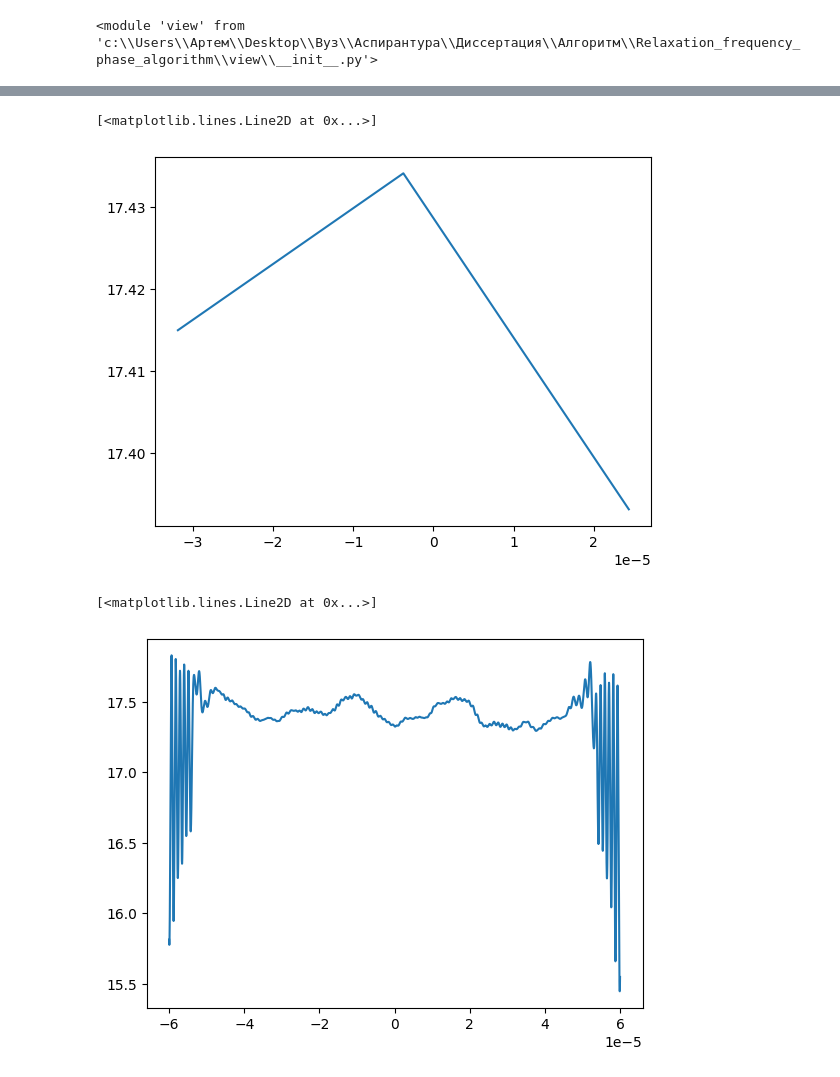
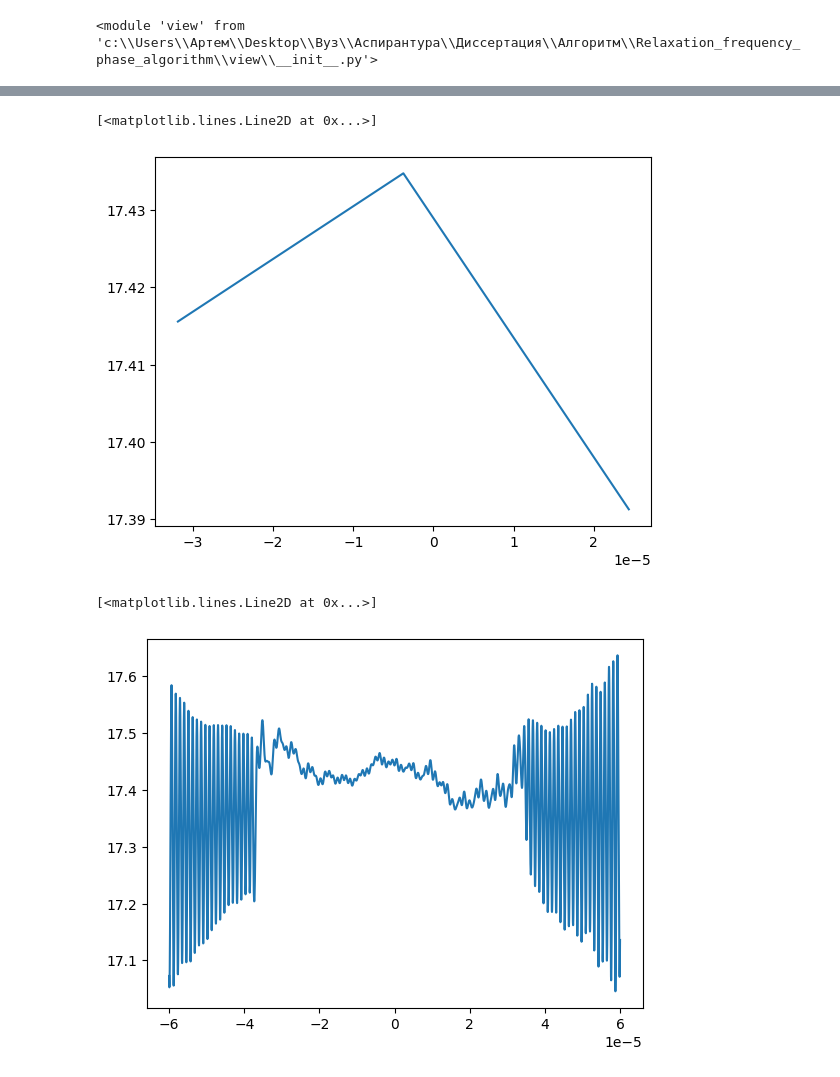
Before and after one commit to Gr-a-f/Relaxation_frequency_phase_algorithm, a Jupyter notebook: real_data.ipynb, the cells around one changed output, grey strips where cells are left out. Cells and saved outputs as stored; diff of their text form; code cells hidden in the pictures.

```diff
--- a/real_data.ipynb
+++ b/real_data.ipynb
@@ -43,8 +43,8 @@ fs = 1 / np.mean(np.diff(t))
 
 vw.show_I_U_3(t,I,U,0,window)
 # %%
-t_f, U_f=md.filter_elliptic_bandpass  (t,U,F_peak_calc,200e3,2)
-t_f, I_f=md.filter_elliptic_bandpass(t,I,F_peak_calc,200e3,2)
+t_f, U_f=md.filter_elliptic_bandpass  (t,U,F_peak_calc,230e3,7)
+t_f, I_f=md.filter_elliptic_bandpass(t,I,F_peak_calc,230e3,7)
 
 vw.show_I_U_3(t_f,I_f, U_f,0,window)
 # %%
@@ -66,13 +62,13 @@ time_FFT, phase_FFT = md.get_phase_FFT(t_f,U_f, I_f, F_peak_calc, n_periods=25,
 plt.plot(time_FFT, phase_FFT)
 # %% [output]
 [<matplotlib.lines.Line2D at 0x...>]
-[figure, old version]
+[figure, new version]
 # %%
-time_lockin, phase_lockin = md.get_phase_lockin(t_f,U_f, I_f, F_peak_calc,5)
+time_lockin, phase_lockin = md.get_phase_lockin(t_f,U_f, I_f, F_peak_calc,20)
 plt.plot(time_lockin,phase_lockin)
 # %% [output]
 [<matplotlib.lines.Line2D at 0x...>]
-[figure, old version]
+[figure, new version]
 # %%
 time_xcorr,phasse_xcorr = md.get_phase_xcorr2(t_f,U_f, I_f, F_peak_calc,20,0.9)
 plt.plot(time_xcorr,phasse_xcorr)
```
Also changed, not shown: parts of 6 cells of this notebook, 9 other files.
